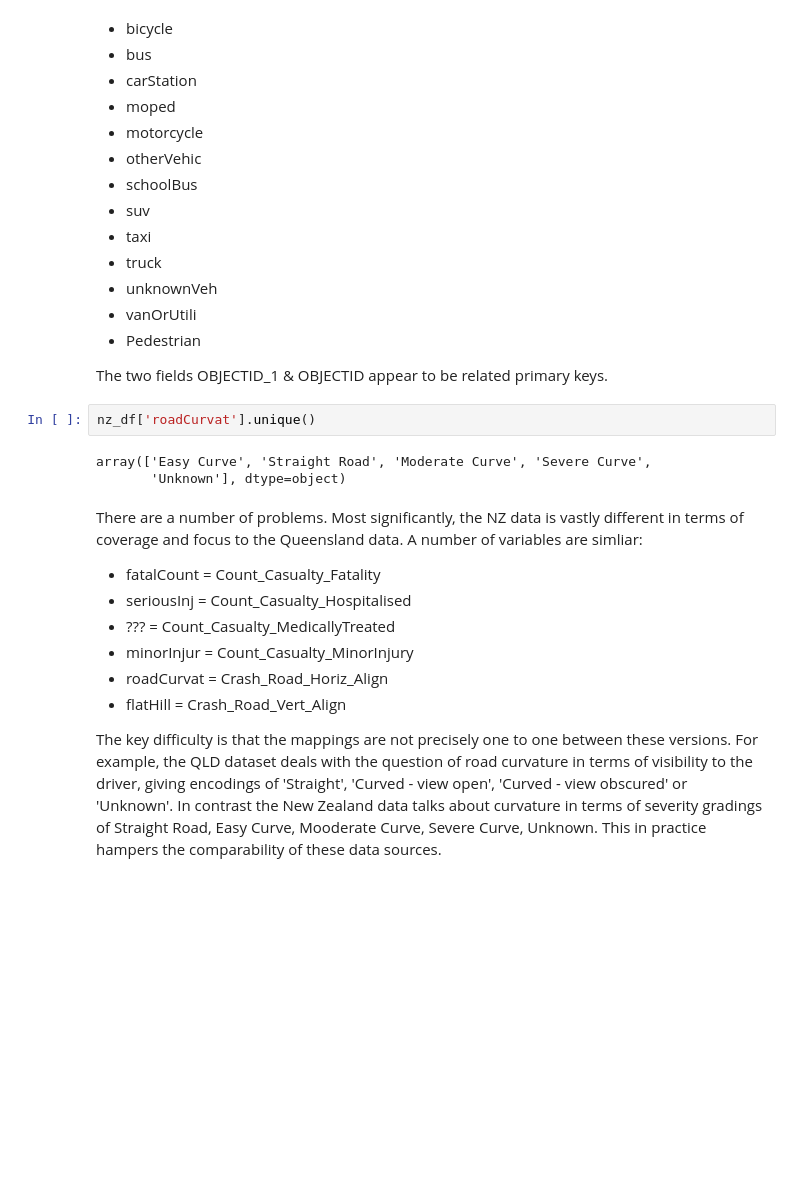
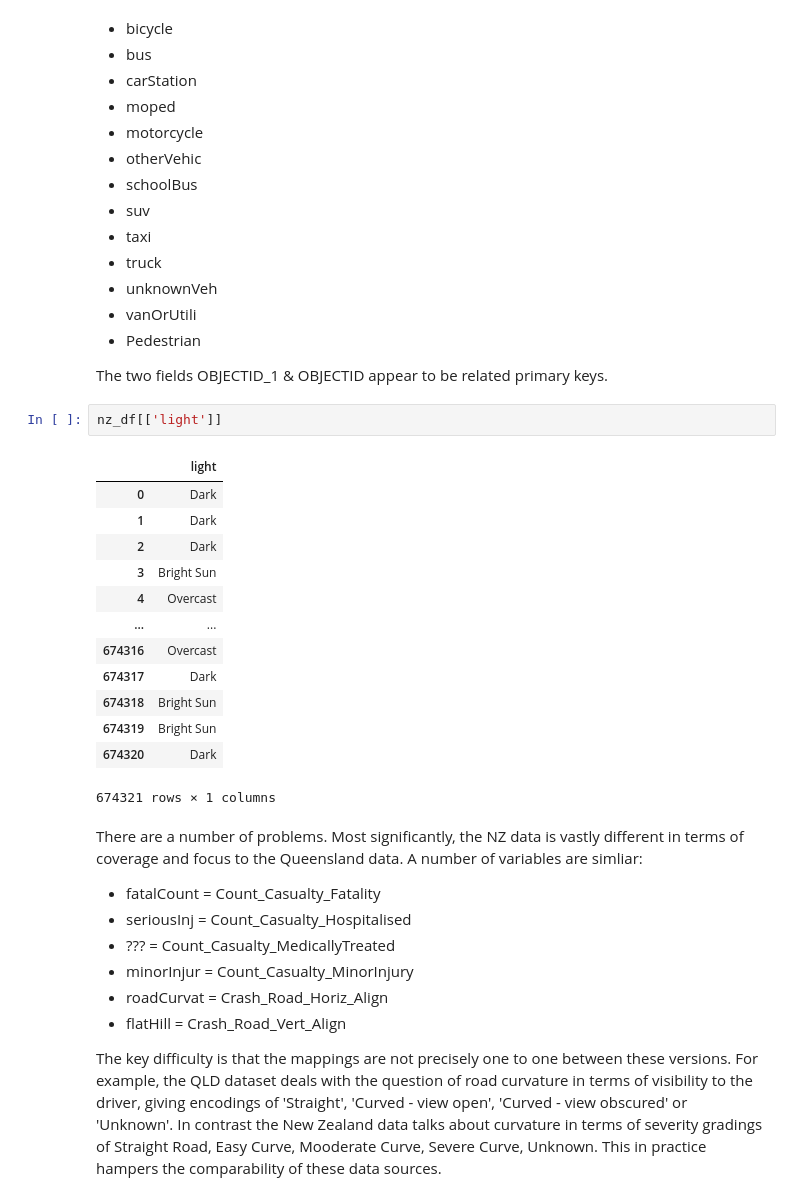
Before and after one commit to mgray39/anz-crash, a Jupyter notebook: Australian & New Zealand Road Crash.ipynb, the cells around one changed output. Saved outputs shown, nothing was run; the diff lists cells and outputs as text; blank space fills up the shorter version.

```diff
--- a/Australian & New Zealand Road Crash.ipynb
+++ b/Australian & New Zealand Road Crash.ipynb
@@ -442,11 +468,22 @@ The intention here is to map the facts provided by NZ to the same matrix into wh
   - Pedestrian
 
 The two fields OBJECTID_1 & OBJECTID appear to be related primary keys.
-# %%
-nz_df['roadCurvat'].unique()
-# %% [output]
-array(['Easy Curve', 'Straight Road', 'Moderate Curve', 'Severe Curve',
-       'Unknown'], dtype=object)
+# %%
+nz_df[['light']]
+# %% [output]
+|  | light |
+| 0 | Dark |
+| 1 | Dark |
+| 2 | Dark |
+| 3 | Bright Sun |
+| 4 | Overcast |
+| ... | ... |
+| 674316 | Overcast |
+| 674317 | Dark |
+| 674318 | Bright Sun |
+| 674319 | Bright Sun |
+| 674320 | Dark |
+674321 rows × 1 columns
 # %% [markdown]
 There are a number of problems. Most significantly, the NZ data is vastly different in terms of coverage and focus to the Queensland data. A number of variables are simliar:
 
```
Also changed, not shown: parts of 19 cells of this notebook.
